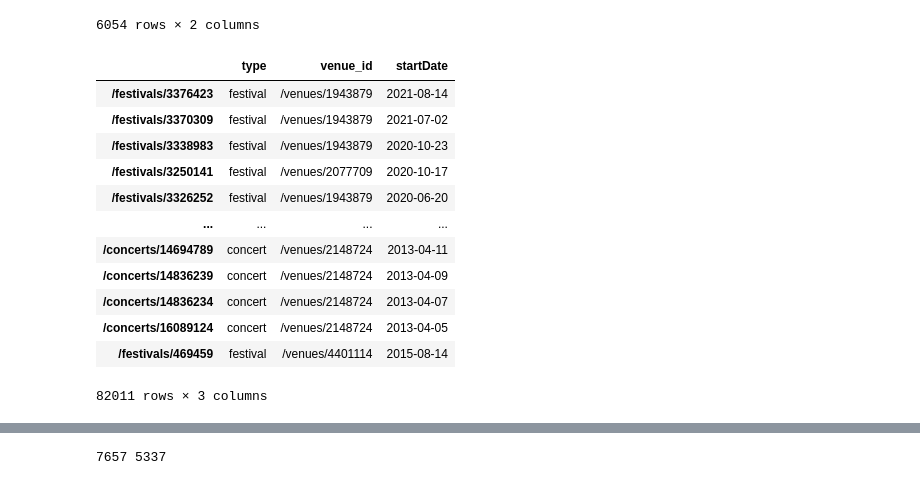
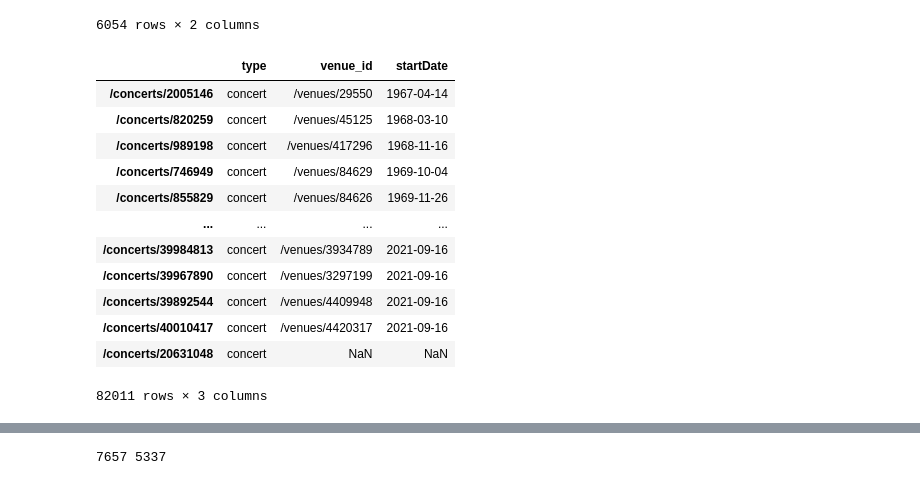
Before and after one commit to cyrillegc/thesis-redux, a Jupyter notebook: data_cleaning.ipynb, the cells around one changed output, grey strips where cells are left out. Saved outputs shown, nothing was run; the diff lists cells and outputs as text; code cells hidden in the pictures.

```diff
--- a/data_cleaning.ipynb
+++ b/data_cleaning.ipynb
@@ -5,14 +6,14 @@ import numpy as np
 # %%
-with open('data/data_songkick_concerts.csv', encoding='utf-8') as file_concerts:
+with open('data/songkick/data_songkick_concerts.csv', encoding='utf-8') as file_concerts:
     concerts_df = pd.read_csv(file_concerts, index_col=0)
 
-with open('data/data_songkick_venues.csv', encoding='utf-8') as file_venues:
+with open('data/songkick/data_songkick_venues.csv', encoding='utf-8') as file_venues:
     venues_df = pd.read_csv(file_venues, index_col=0)
 
-with open('data/data_spotify_artists.csv', encoding='utf-8') as file_artists:
+with open('data/spotify/data_spotify_artists.csv', encoding='utf-8') as file_artists:
     artists_df = pd.read_csv(file_artists, index_col=0)
 
-with open('data/data_spotify_top_genres_v3.csv', encoding='utf-8') as file_genres:
+with open('data/spotify/data_spotify_top_genres_v3.csv', encoding='utf-8') as file_genres:
     genres_df = pd.read_csv(file_genres, index_col=0)
 
 genres_df
@@ -32,21 +33,21 @@ genres_df
 6054 rows × 2 columns
 # %%
 concerts_light_df = concerts_df[['type', 'venue_id', 'startDate']]
-concerts_light_df.to_csv('data/data_songkick_concerts_light.csv', encoding='utf-8')
-concerts_light_df
+#concerts_light_df.to_csv('data/data_songkick_concerts_light.csv', encoding='utf-8')
+concerts_light_df.sort_values(by=['startDate'])
 # %% [output]
 |  | type | venue_id | startDate |
-| /festivals/3376423 | festival | /venues/1943879 | 2021-08-14 |
-| /festivals/3370309 | festival | /venues/1943879 | 2021-07-02 |
-| /festivals/3338983 | festival | /venues/1943879 | 2020-10-23 |
-| /festivals/3250141 | festival | /venues/2077709 | 2020-10-17 |
-| /festivals/3326252 | festival | /venues/1943879 | 2020-06-20 |
+| /concerts/2005146 | concert | /venues/29550 | 1967-04-14 |
+| /concerts/820259 | concert | /venues/45125 | 1968-03-10 |
+| /concerts/989198 | concert | /venues/417296 | 1968-11-16 |
+| /concerts/746949 | concert | /venues/84629 | 1969-10-04 |
+| /concerts/855829 | concert | /venues/84626 | 1969-11-26 |
 | ... | ... | ... | ... |
-| /concerts/14694789 | concert | /venues/2148724 | 2013-04-11 |
-| /concerts/14836239 | concert | /venues/2148724 | 2013-04-09 |
-| /concerts/14836234 | concert | /venues/2148724 | 2013-04-07 |
-| /concerts/16089124 | concert | /venues/2148724 | 2013-04-05 |
-| /festivals/469459 | festival | /venues/4401114 | 2015-08-14 |
+| /concerts/39984813 | concert | /venues/3934789 | 2021-09-16 |
+| /concerts/39967890 | concert | /venues/3297199 | 2021-09-16 |
+| /concerts/39892544 | concert | /venues/4409948 | 2021-09-16 |
+| /concerts/40010417 | concert | /venues/4420317 | 2021-09-16 |
+| /concerts/20631048 | concert | NaN | NaN |
 82011 rows × 3 columns
 # %%
 artists_light_df = artists_df[['artist_name', 'spotify_name', 'spotify_id', 'spotify_popularity', 'spotify_followers', 'spotify_listeners']]
```
Also changed, not shown: parts of 18 cells of this notebook, 8 other files.
